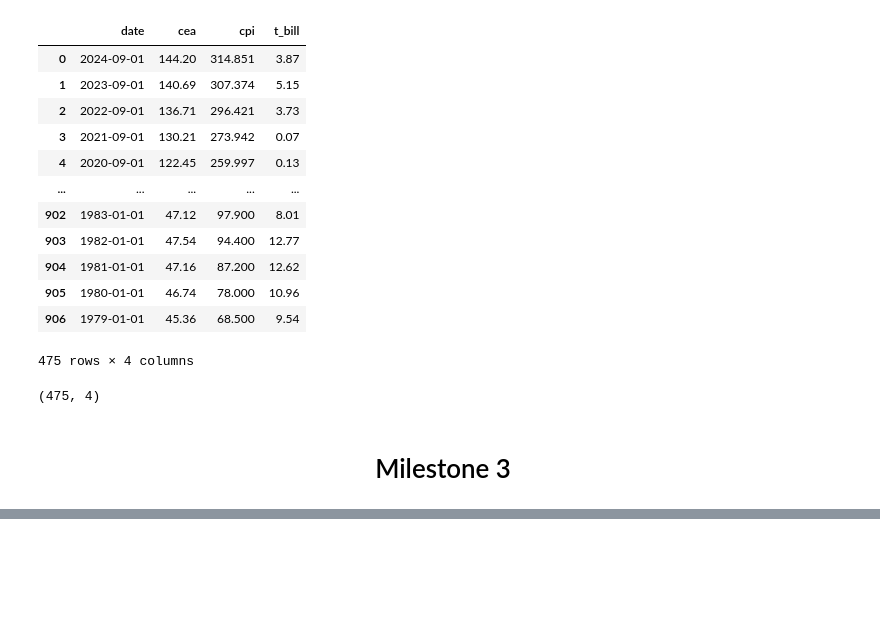
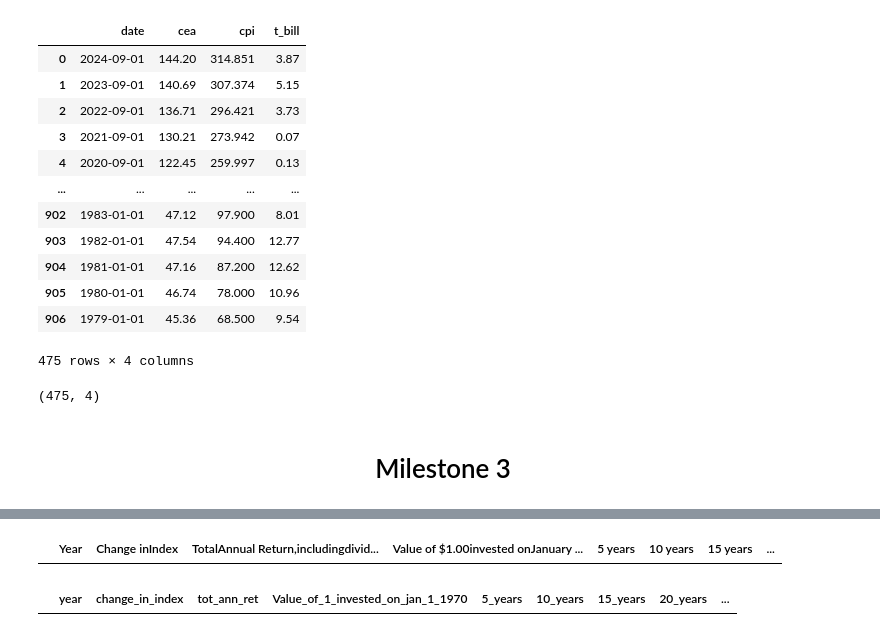
Before and after one commit to MWPerrineJr/data_prep_final, a Jupyter notebook: Final Project.ipynb, the cells around one changed output, grey strips where cells are left out. Drawn from its saved outputs; the diff is of its cells as text; code cells hidden in the pictures; blank space fills up the shorter version.

```diff
--- a/Final Project.ipynb
+++ b/Final Project.ipynb
@@ -316,0 +268,4 @@ for row in column_data:
+# %%
+# This code cleans the column titles
+data_columns_titles = [title.text.strip() for title in data_columns]
+data_columns_titles
@@ -316,0 +283,22 @@ for row in column_data:
+# %%
+# This code creates my empty data frame
+s_p_index = pd.DataFrame(columns=[data_columns_titles])
+# %%
+# I removed the annualized return over column because it is not needed for my analysis
+s_p_index.drop(columns=['Annualized Return over'], inplace=True)
+# %%
+# This code displays the empty dataframe
+s_p_index
+# %% [output]
+|  | Year | Change inIndex | TotalAnnual Return,includingdivid... | Value of $1.00invested onJanuary ... | 5 years | 10 years | 15 years | ... |
+# %%
+# This code renames the columns
+s_p_index.rename(columns={'Year':'year', 'Change inIndex':'change_in_index', 'TotalAnnual Return,includingdividends':'tot_ann_ret',
+                'Value of $1.00invested onJanuary 1, 1970':'Value_of_1_invested_on_jan_1_1970',
+                '5 years':'5_years', '10 years':'10_years', '15 years':'15_years','20 years':'20_years',
+                '25 years':'25_years'}, inplace = True)
+# %%
+# this code displays the renamed columns
+s_p_index
+# %% [output]
+|  | year | change_in_index | tot_ann_ret | Value_of_1_invested_on_jan_1_1970 | 5_years | 10_years | 15_years | 20_years | ... |
```
Also changed, not shown: parts of 31 cells of this notebook, 1 other file.
